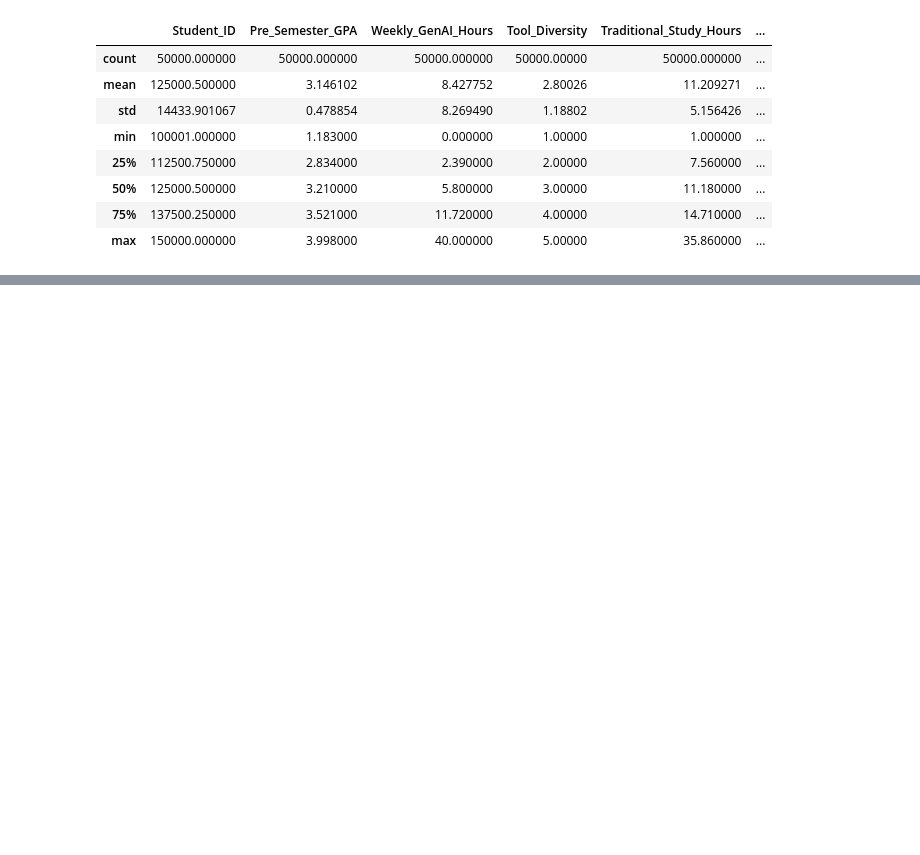
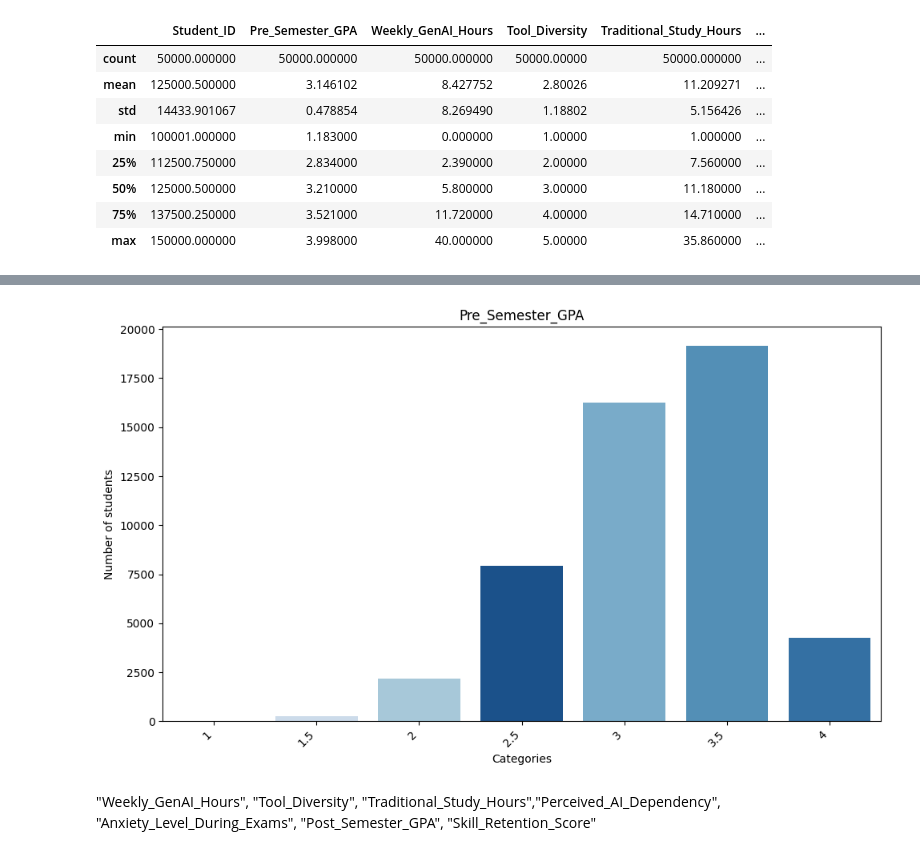
Before and after one commit to vdnfgg/PMN-26L_Projekt, a Jupyter notebook: analiza_danych.ipynb, the cells around one changed output, grey strips where cells are left out. Cells and saved outputs as stored; diff of their text form; code cells hidden in the pictures; blank space fills up the shorter version.

```diff
--- a/analiza_danych.ipynb
+++ b/analiza_danych.ipynb
@@ -127,0 +191,53 @@ data_illustration(df)
+# %%
+import pandas as pd
+import matplotlib.pyplot as plt
+import seaborn as sns
+
+# Ilustracja danych - które są intem lub floatem
+def data_illustration2(df):
+    column = "Pre_Semester_GPA"
+
+    # 1. Definiujemy oceny i granice
+    grades = ["1", "1.5", "2", "2.5", "3", "3.5", "4"]
+    limits = [0.0, 1.25, 1.75, 2.25, 2.75, 3.25, 3.75, 5.0]
+
+    # 2. Tworzymy kopię danych
+    df_copy = df.copy()
+
+    # 3. Tniemy dane na przedziały
+    pogrupowane = pd.cut(df_copy[column], bins=limits, labels=grades)
+
+    # !!! ROZWIĄZANIE PROBLEMU !!!
+    # Konwertujemy wynik na zwykły tekst (str).
+    # To odcina całą "liczbową" historię tej kolumny i resetuje pamięć Seaborna.
+    df_copy["GPA_Zwykły_Tekst"] = pogrupowane.astype(str)
+
+    # 4. Rysujemy wykres na czystej, nowej figurze
+    plt.figure(figsize=(10, 6))
+
+    # Podajemy nową kolumnę tekstową jako x oraz hue
+    sns.countplot(
+        x="GPA_Zwykły_Tekst",
+        data=df_copy,
+        hue="GPA_Zwykły_Tekst",
+        palette="Blues_r",
+        legend=False,
+        order=grades # Ta linijka dba o to, żeby oceny były po kolei: 1, 1.5, 2 itd.
+    )
+
+    # Kosmetyka
+    plt.title(column)
+    plt.xlabel("Categories")
+    plt.ylabel("Number of students")
+
+    plt.xticks(rotation=45, ha='right')
+    plt.tight_layout()
+    plt.show()
+
+data_illustration2(df)
+# %% [output]
+[figure, added]
+# %% [markdown]
+"Weekly_GenAI_Hours", "Tool_Diversity",
+                    "Traditional_Study_Hours","Perceived_AI_Dependency",
+                    "Anxiety_Level_During_Exams", "Post_Semester_GPA", "Skill_Retention_Score"
```
Also changed, not shown: parts of 3 cells of this notebook.
